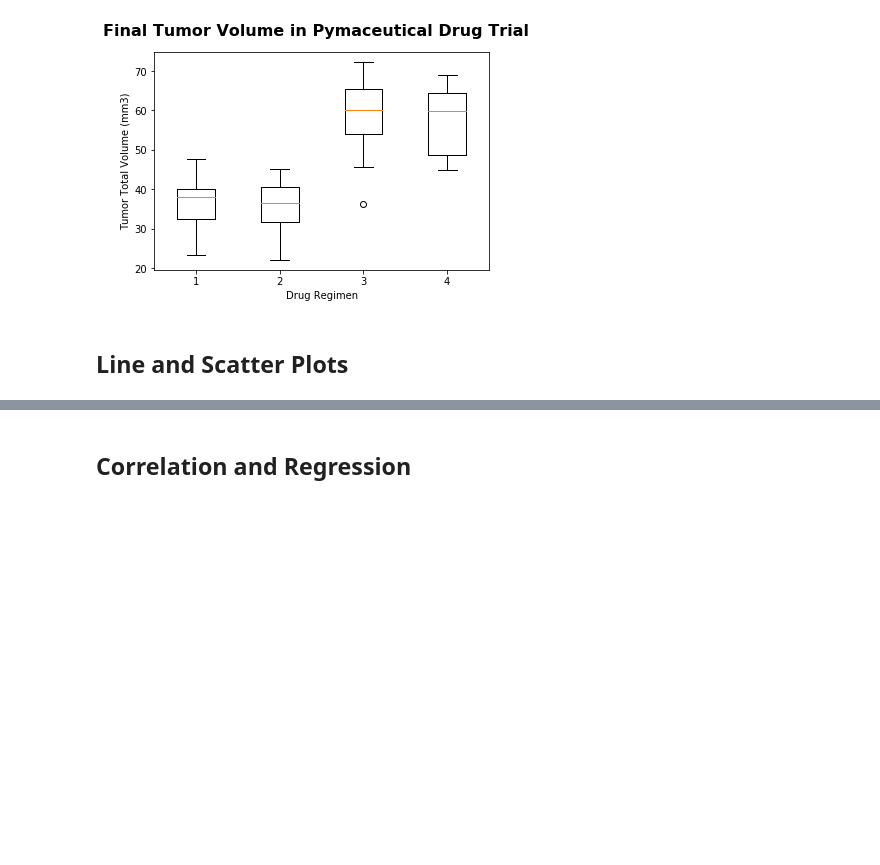
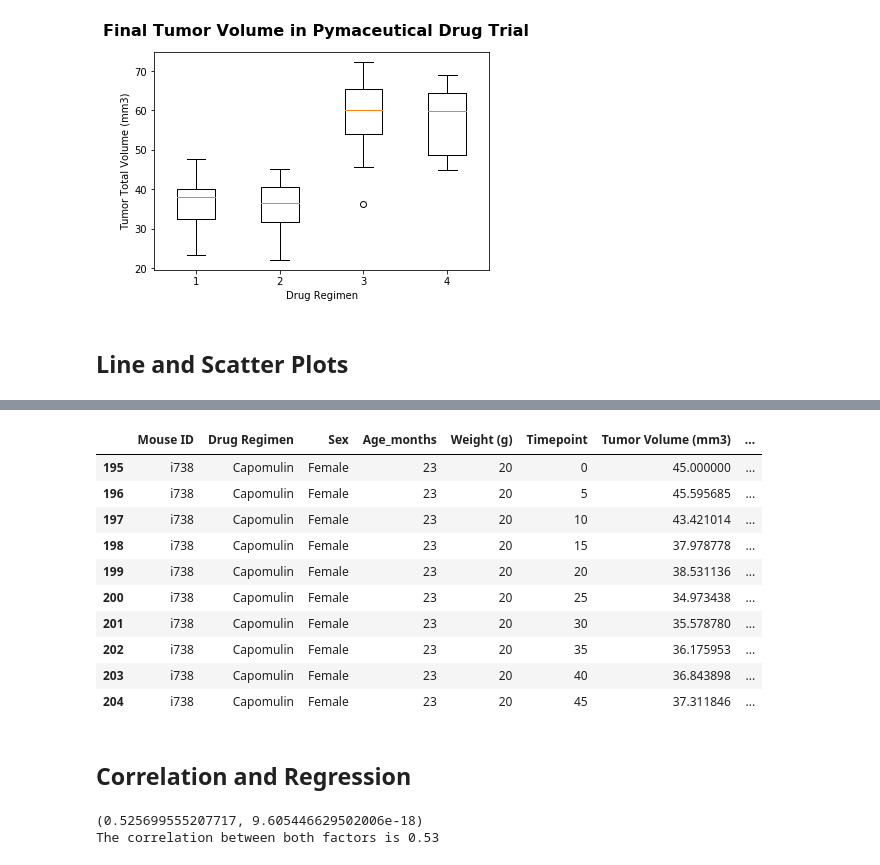
Before and after one commit to briennecole/matplotlib_challenge, a Jupyter notebook: pymaceuticals_challenge.ipynb, the cells around one changed output, grey strips where cells are left out. Drawn from its saved outputs; the diff is of its cells as text; code cells hidden in the pictures; blank space fills up the shorter version.

```diff
--- a/pymaceuticals_challenge.ipynb
+++ b/pymaceuticals_challenge.ipynb
@@ -295,7 +316,35 @@ plt.show()
 # %%
 # Generate a scatter plot of average tumor volume vs. mouse weight for the Capomulin regimen
+sample_mouse.head(20)
+# %% [output]
+|  | Mouse ID | Drug Regimen | Sex | Age_months | Weight (g) | Timepoint | Tumor Volume (mm3) | ... |
+| 195 | i738 | Capomulin | Female | 23 | 20 | 0 | 45.000000 | ... |
+| 196 | i738 | Capomulin | Female | 23 | 20 | 5 | 45.595685 | ... |
+| 197 | i738 | Capomulin | Female | 23 | 20 | 10 | 43.421014 | ... |
+| 198 | i738 | Capomulin | Female | 23 | 20 | 15 | 37.978778 | ... |
+| 199 | i738 | Capomulin | Female | 23 | 20 | 20 | 38.531136 | ... |
+| 200 | i738 | Capomulin | Female | 23 | 20 | 25 | 34.973438 | ... |
+| 201 | i738 | Capomulin | Female | 23 | 20 | 30 | 35.578780 | ... |
+| 202 | i738 | Capomulin | Female | 23 | 20 | 35 | 36.175953 | ... |
+| 203 | i738 | Capomulin | Female | 23 | 20 | 40 | 36.843898 | ... |
+| 204 | i738 | Capomulin | Female | 23 | 20 | 45 | 37.311846 | ... |
 # %% [markdown]
 ## Correlation and Regression
 # %%
 # Calculate the correlation coefficient and linear regression model
 # for mouse weight and average tumor volume for the Capomulin regimen
+capomulin = clean_data.loc[(clean_data["Drug Regimen"] == "Capomulin")]
+capomulin.head(500)
+
+weight = capomulin.iloc[:,4]
+# avg_vol = capomulin["Tumor Volume (mm3)"].mean()
+# cap_vol doesn't use "average" tumor volume as indicated by the instructions but it's not clear
+cap_vol = capomulin.iloc[:,6]
+# #avg_vol
+
+correlation = st.pearsonr(weight, cap_vol)
+print(correlation)
+print(f"The correlation between both factors is {round(correlation[0],2)}")
+# %% [output]
+(0.525699555207717, 9.605446629502006e-18)
+The correlation between both factors is 0.53
```
Also changed, not shown: parts of 2 cells of this notebook.
